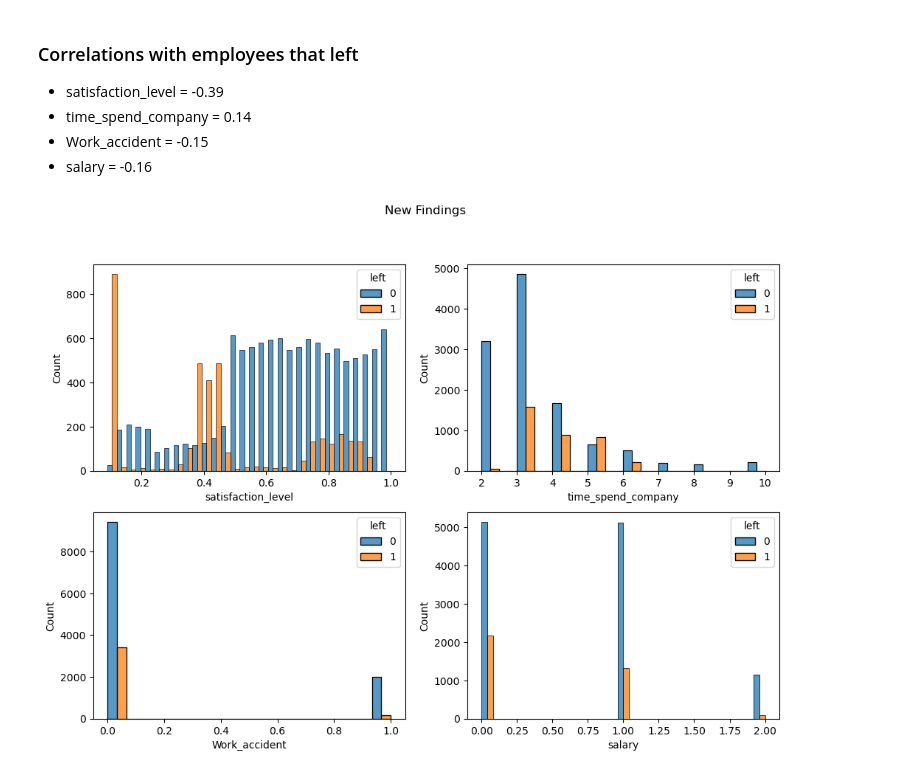
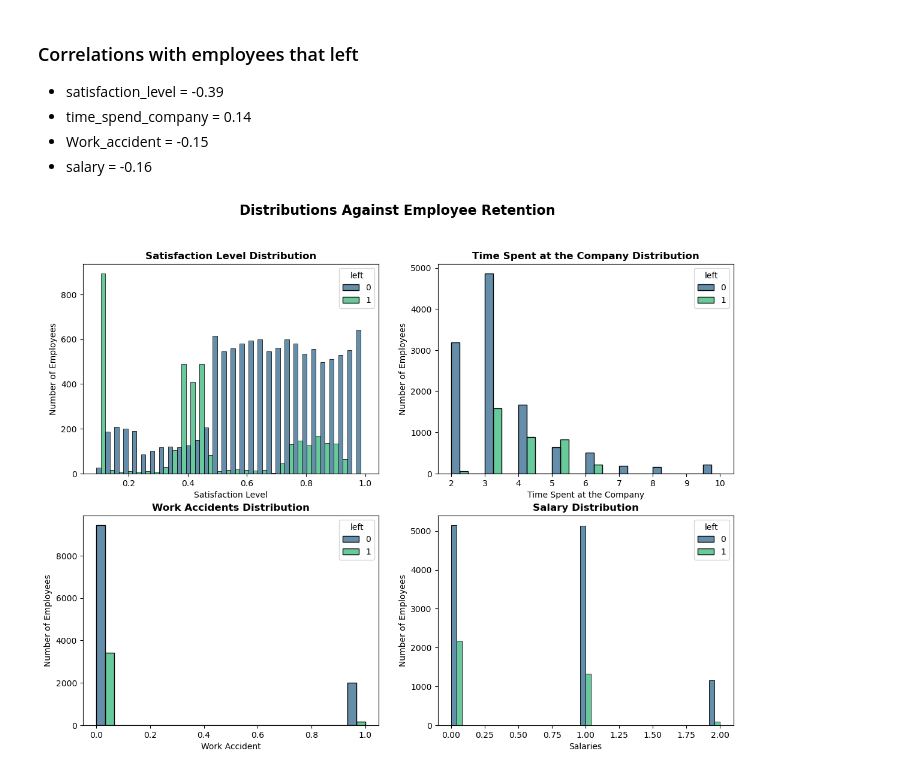
Before and after one commit to VictorAChang/employee_retention_IBM, a Jupyter notebook: notebooks/analysis.ipynb, the cells around one changed output. Saved outputs shown, nothing was run; the diff lists cells and outputs as text; code cells hidden in the pictures.

```diff
--- a/notebooks/analysis.ipynb
+++ b/notebooks/analysis.ipynb
@@ -101,11 +101,27 @@ plt.yticks(fontsize=8, weight='bold')
 * Work_accident = -0.15
 * salary = -0.16
 # %%
-fig, axs = plt.subplots(2,2, figsize=(12, 8))
-sns.histplot(data=df, x='satisfaction_level', hue='left', multiple='dodge', ax=axs[0,0])
-sns.histplot(data=df, x='time_spend_company', hue='left', multiple='dodge', binwidth=0.5, ax=axs[0,1])
-sns.histplot(data=df, x='Work_accident', hue='left', multiple='dodge', ax=axs[1,0])
-sns.histplot(data=df, x='salary', hue='left', multiple='dodge', ax=axs[1,1])
-plt.suptitle('New Findings');
+fig, axs = plt.subplots(2,2, figsize=(14, 10))
+sns.histplot(data=df, x='satisfaction_level', hue='left', multiple='dodge', palette='viridis', ax=axs[0,0])
+axs[0,0].set_title('Satisfaction Level Distribution', fontsize=12, weight='bold')
+axs[0,0].set_xlabel('Satisfaction Level')
+axs[0,0].set_ylabel('Number of Employees')
+
+sns.histplot(data=df, x='time_spend_company', hue='left', multiple='dodge', palette='viridis', binwidth=0.5, ax=axs[0,1])
+axs[0,1].set_title('Time Spent at the Company Distribution', fontsize=12, weight='bold')
+axs[0,1].set_xlabel('Time Spent at the Company')
+axs[0,1].set_ylabel('Number of Employees')
+
+sns.histplot(data=df, x='Work_accident', hue='left', multiple='dodge', palette='viridis', ax=axs[1,0])
+axs[1,0].set_title('Work Accidents Distribution', fontsize=12, weight='bold')
+axs[1,0].set_xlabel('Work Accident')
+axs[1,0].set_ylabel('Number of Employees')
+
+sns.histplot(data=df, x='salary', hue='left', multiple='dodge', palette='viridis', ax=axs[1,1])
+axs[1,1].set_title('Salary Distribution', fontsize=12, weight='bold')
+axs[1,1].set_xlabel('Salaries')
+axs[1,1].set_ylabel('Number of Employees')
+
+plt.suptitle('Distributions Against Employee Retention', fontsize=16, weight='bold');
 # %% [output]
-[figure, old version]
+[figure, new version]
```
Also changed, not shown: 2 other files.
